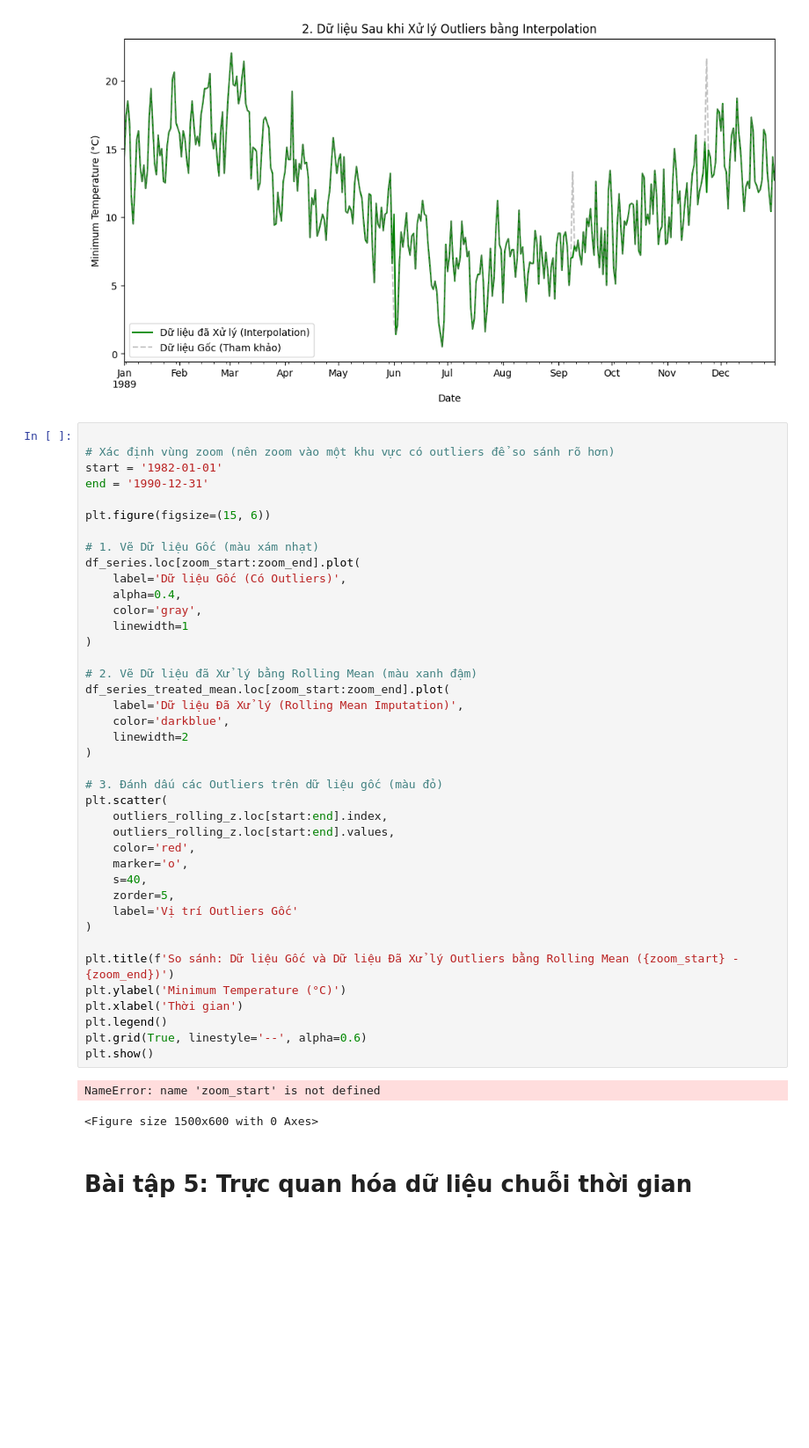
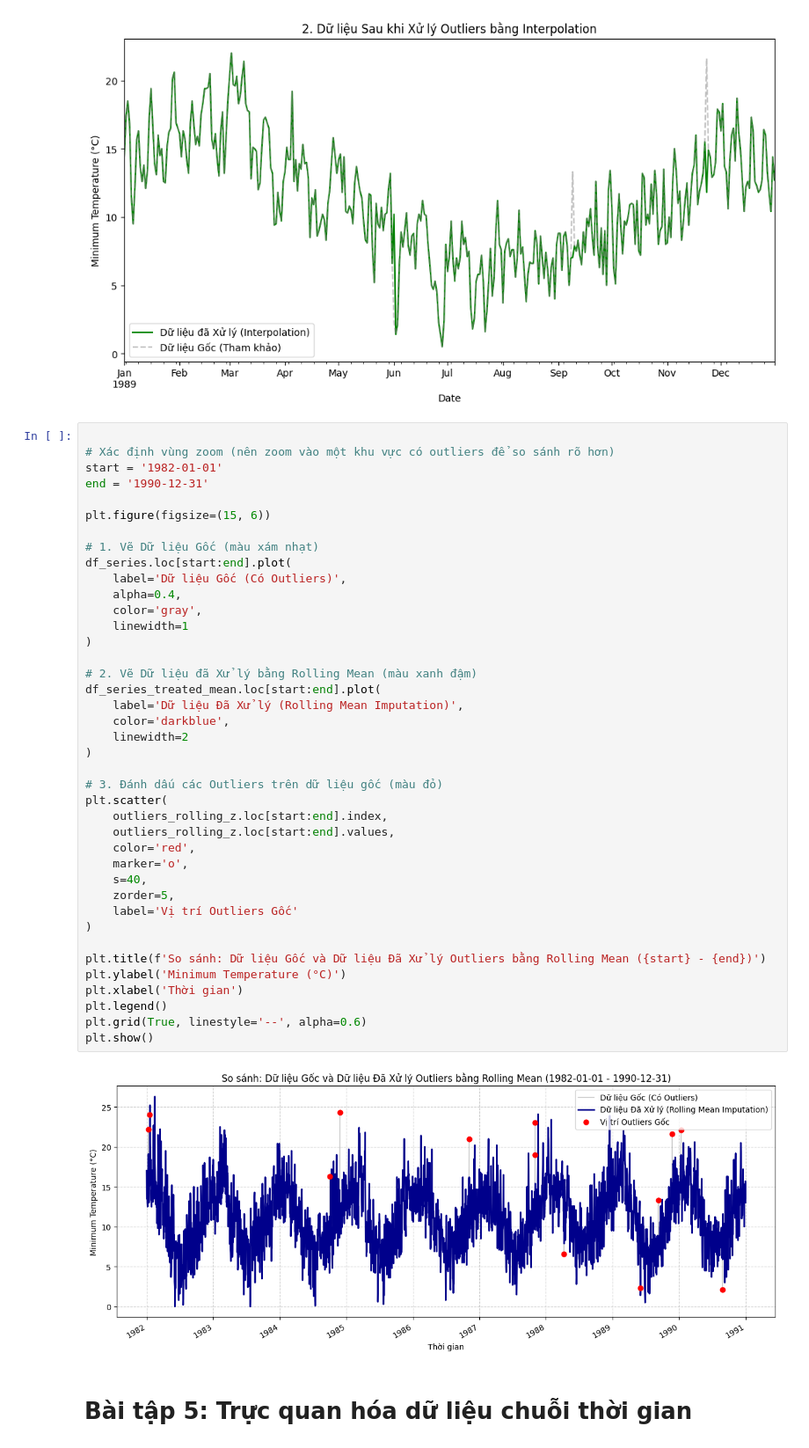
Before and after one commit to 208dongpha/Time-Series, a Jupyter notebook: chapter2/chap2.ipynb, the cells around one changed output. Shown at 88% size. Drawn from its saved outputs; the diff is of its cells as text; blank space fills up the shorter version.

```diff
--- a/chapter2/chap2.ipynb
+++ b/chapter2/chap2.ipynb
@@ -400,40 +400,39 @@ end = '1990-12-31'
 plt.figure(figsize=(15, 6))
 
 # 1. Vẽ Dữ liệu Gốc (màu xám nhạt)
-df_series.loc[zoom_start:zoom_end].plot(
+df_series.loc[start:end].plot(
     label='Dữ liệu Gốc (Có Outliers)',
     alpha=0.4,
     color='gray',
     linewidth=1
 )
 
 # 2. Vẽ Dữ liệu đã Xử lý bằng Rolling Mean (màu xanh đậm)
-df_series_treated_mean.loc[zoom_start:zoom_end].plot(
+df_series_treated_mean.loc[start:end].plot(
     label='Dữ liệu Đã Xử lý (Rolling Mean Imputation)',
     color='darkblue',
     linewidth=2
 )
 
 # 3. Đánh dấu các Outliers trên dữ liệu gốc (màu đỏ)
 plt.scatter(
     outliers_rolling_z.loc[start:end].index,
     outliers_rolling_z.loc[start:end].values,
     color='red',
     marker='o',
     s=40,
     zorder=5,
     label='Vị trí Outliers Gốc'
 )
 
-plt.title(f'So sánh: Dữ liệu Gốc và Dữ liệu Đã Xử lý Outliers bằng Rolling Mean ({zoom_start} - {zoom_end})')
+plt.title(f'So sánh: Dữ liệu Gốc và Dữ liệu Đã Xử lý Outliers bằng Rolling Mean ({start} - {end})')
 plt.ylabel('Minimum Temperature (°C)')
 plt.xlabel('Thời gian')
 plt.legend()
 plt.grid(True, linestyle='--', alpha=0.6)
 plt.show()
 # %% [output]
-NameError: name 'zoom_start' is not defined
-<Figure size 1500x600 with 0 Axes>
+[figure, added]
 # %% [markdown]
 # Bài tập 5: Trực quan hóa dữ liệu chuỗi thời gian
 # %%
```
Also changed, not shown: 22 other files.
